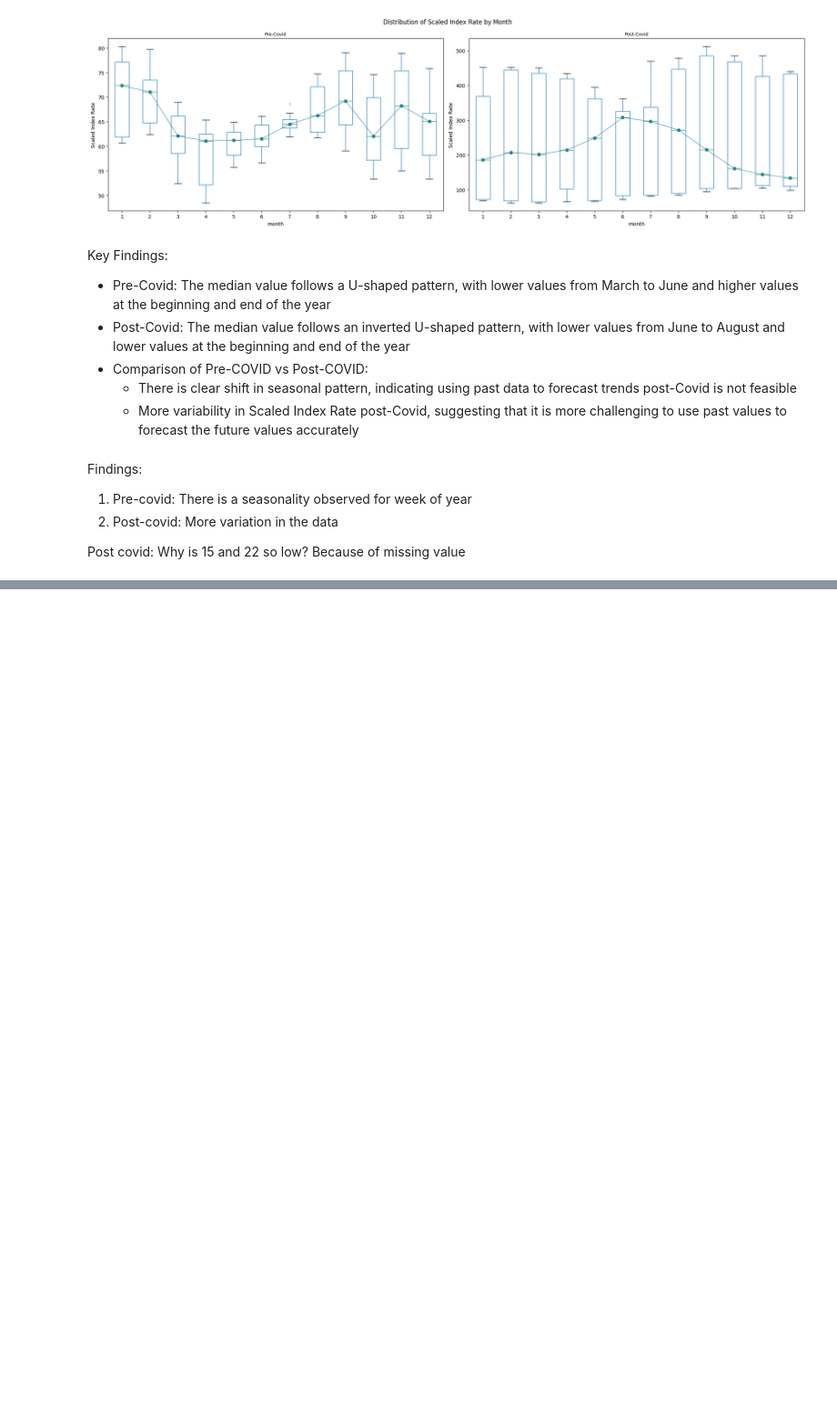
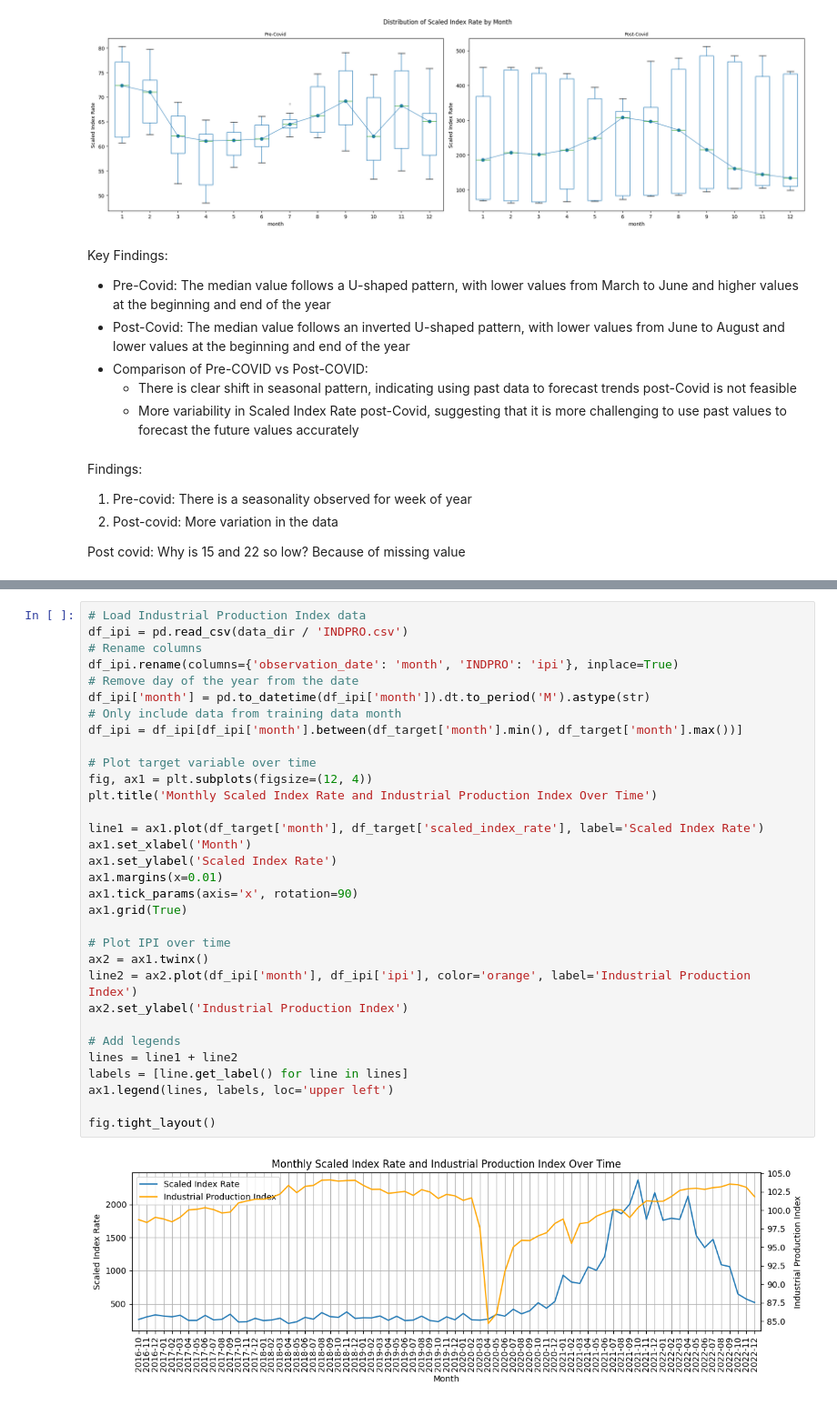
Before and after one commit to KCKhoo/time-series-lab, a Jupyter notebook: time_series_analysis.ipynb, the cells around one changed output, grey strips where cells are left out. Shown at 91% size. Cells and saved outputs as stored; diff of their text form; blank space fills up the shorter version.

```diff
--- a/time_series_analysis.ipynb
+++ b/time_series_analysis.ipynb
@@ -188,0 +259,34 @@ Post covid: Why is 15 and 22 so low? Because of missing value
+# %%
+# Load Industrial Production Index data
+df_ipi = pd.read_csv(data_dir / 'INDPRO.csv')
+# Rename columns
+df_ipi.rename(columns={'observation_date': 'month', 'INDPRO': 'ipi'}, inplace=True)
+# Remove day of the year from the date
+df_ipi['month'] = pd.to_datetime(df_ipi['month']).dt.to_period('M').astype(str)
+# Only include data from training data month
+df_ipi = df_ipi[df_ipi['month'].between(df_target['month'].min(), df_target['month'].max())]
+
+# Plot target variable over time
+fig, ax1 = plt.subplots(figsize=(12, 4))
+plt.title('Monthly Scaled Index Rate and Industrial Production Index Over Time')
+
+line1 = ax1.plot(df_target['month'], df_target['scaled_index_rate'], label='Scaled Index Rate')
+ax1.set_xlabel('Month')
+ax1.set_ylabel('Scaled Index Rate')
+ax1.margins(x=0.01)
+ax1.tick_params(axis='x', rotation=90)
+ax1.grid(True)
+
+# Plot IPI over time
+ax2 = ax1.twinx()
+line2 = ax2.plot(df_ipi['month'], df_ipi['ipi'], color='orange', label='Industrial Production Index')
+ax2.set_ylabel('Industrial Production Index')
+
+# Add legends
+lines = line1 + line2
+labels = [line.get_label() for line in lines]
+ax1.legend(lines, labels, loc='upper left')
+
+fig.tight_layout()
+# %% [output]
+[figure, added]
```
Also changed, not shown: parts of 7 cells of this notebook.
